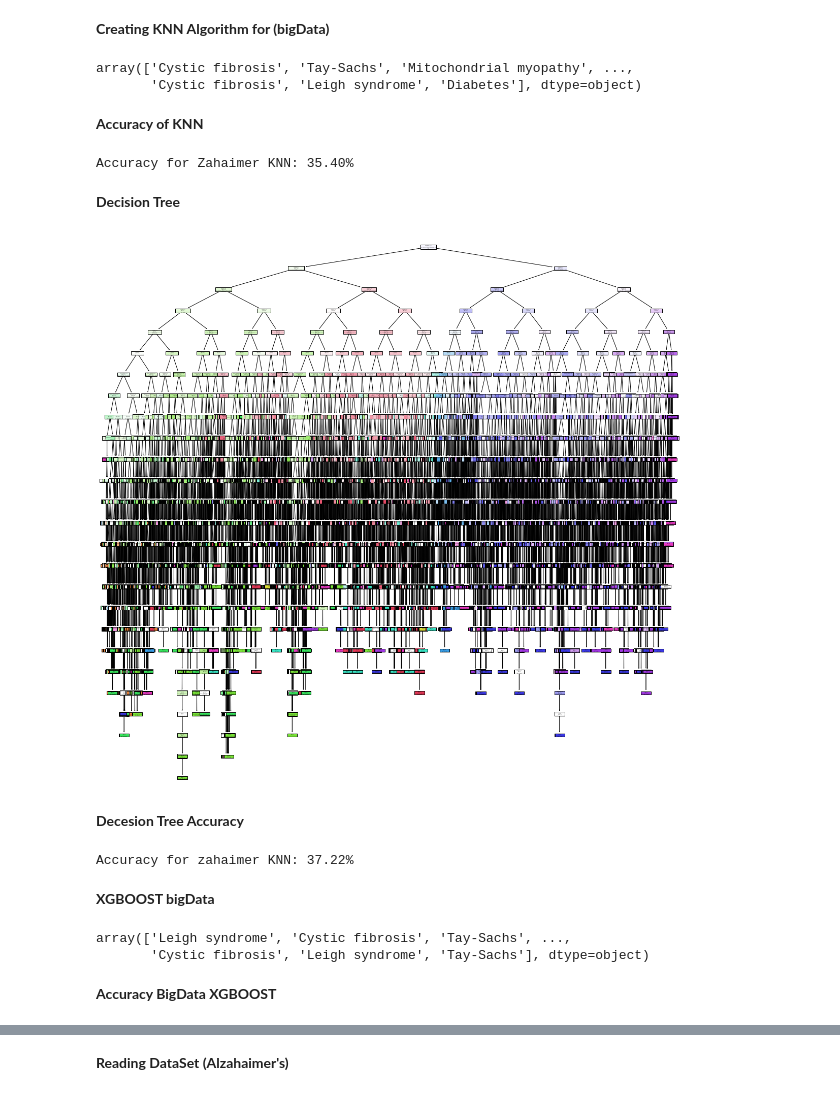
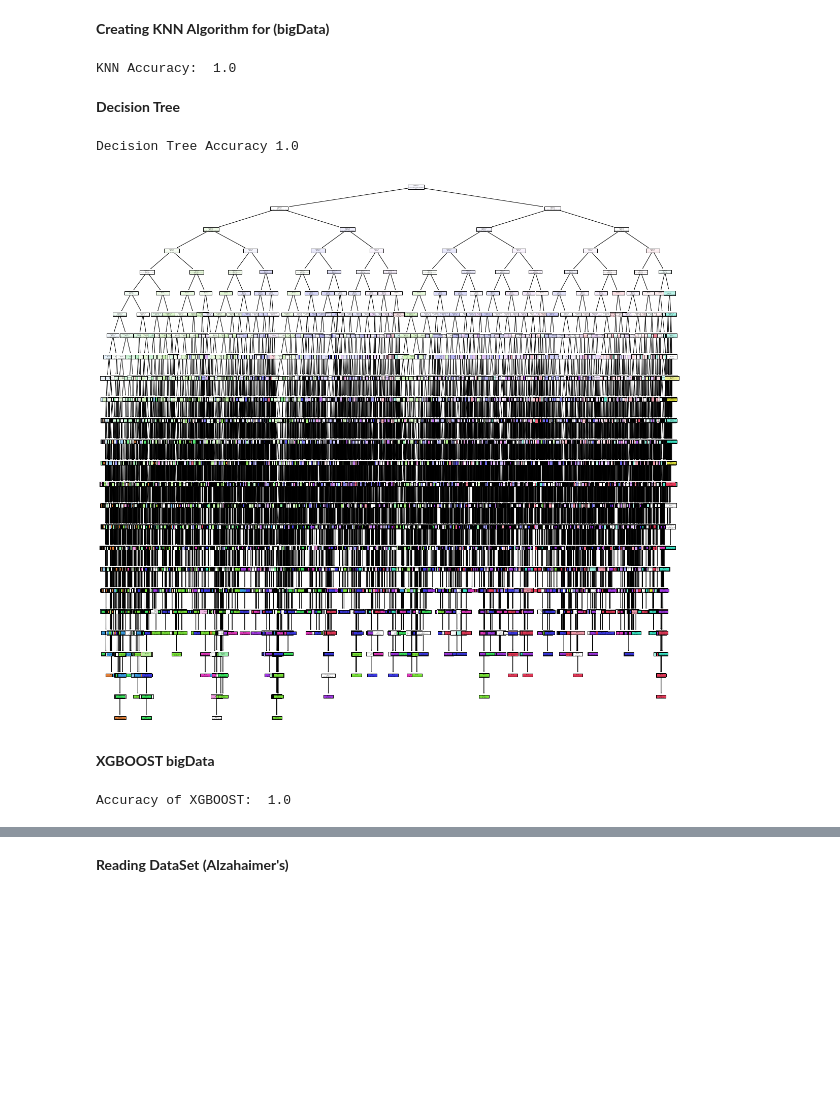
Before and after one commit to YoussifAssem/Genatac, a Jupyter notebook: E-Genetics/Genetics.ipynb, the cells around one changed output, grey strips where cells are left out. Drawn from its saved outputs; the diff is of its cells as text; code cells hidden in the pictures; blank space fills up the shorter version.

Commit message:
First Submission

```diff
--- a/E-Genetics/Genetics.ipynb
+++ b/E-Genetics/Genetics.ipynb
@@ -62,7 +62,7 @@ bigData['Genetic Disorder'].value_counts().plot.bar()
 # %% [markdown]
 **Pre processing for bigData**
 # %%
-bigData = bigData.drop(columns=['Patient Age', 'Patient First Name', 'Family Name', "Father's name", "Mother's age", "Father's age", 'Institute Name', 'Location of Institute', 'Follow-up', 'Place of birth'], axis=1)
+bigData = bigData.drop(columns=['Patient Age', 'Patient First Name', 'Family Name', "Father's name", "Mother's age", "Father's age", 'Institute Name', 'Location of Institute', 'Follow-up', 'Place of birth', 'Genetic Disorder'], axis=1)
 bigData.head()
 # %% [output]
 |  | Patient Id | Genes in mother's side | Inherited from father | Maternal gene | Paternal gene | ... |
@@ -107,10 +107,10 @@ bigData["Symptom 2"] = pd.get_dummies(bigData["Symptom 2"])
 bigData["Symptom 3"] = pd.get_dummies(bigData["Symptom 3"])
 bigData["Symptom 4"] = pd.get_dummies(bigData["Symptom 4"])
 bigData["Symptom 5"] = pd.get_dummies(bigData["Symptom 5"])
-bigData["Genetic Disorder"] = pd.get_dummies(bigData["Genetic Disorder"])
+#bigData["Genetic Disorder"] = pd.get_dummies(bigData["Genetic Disorder"])
 
 
-bigData['Genetic Disorder'] = bigData['Genetic Disorder'].replace(np.nan, 'Not Recognized')
+#bigData['Genetic Disorder'] = bigData['Genetic Disorder'].replace(np.nan, 'Not Recognized')
 bigData['Disorder Subclass'] = bigData['Disorder Subclass'].replace(np.nan, 'Not Reached')
 
 bigData.head()
@@ -171,5 +171,5 @@ bigDataTest.head()
 # %%
-bigDataX_train, bigDataX_test, bigDatay_train, bigDatay_test = train_test_split(bigData, bigDataTest)
+bigDataX_train, bigDataX_test, bigDatay_train, bigDatay_test = bigData.drop('Disorder Subclass', axis=1), bigDataTest, bigData['Disorder Subclass'], bigData['Disorder Subclass']
 print('Training data With X: \n ', bigDataX_train)
 print('Training data With Y: \n ', bigDatay_train)
 print('\n\n\n\n\nX_TEST : ', bigDataX_test)
@@ -182,44 +198,26 @@ ValueError: ignored
 bigDataKNN = KNeighborsClassifier(n_neighbors=3)
 bigDataKNN.fit(bigDataX_train, bigDatay_train)
 bigDataKNN.predict(bigDataX_test)
+print('KNN Accuracy: ', bigDataKNN.score(bigDataX_test, bigDataKNN.predict(bigDataX_test)))
 # %% [output]
-array(['Cystic fibrosis', 'Tay-Sachs', 'Mitochondrial myopathy', ...,
-       'Cystic fibrosis', 'Leigh syndrome', 'Diabetes'], dtype=object)
+KNN Accuracy:  1.0
-# %% [markdown]
-**Accuracy of KNN**
-# %%
-bigData_pred = bigDataKNN.predict(bigDataX_test)
-bigData_predictions = [value for value in bigData_pred]
-accuracy = accuracy_score(bigDatay_test, bigData_predictions)
-print("Accuracy for Zahaimer KNN: %.2f%%" % (accuracy * 100.0))
-# %% [output]
-Accuracy for Zahaimer KNN: 35.40%
 # %% [markdown]
 **Decision Tree**
 # %%
 bigDataDT = DecisionTreeClassifier()
 bigDataDT.fit(bigDataX_train, bigDatay_train)
 fi = plt.figure(figsize=(20, 20))
-plo = plot_tree(bigDataDT, feature_names=list(bigData.columns), class_names=bigData['Disorder subclass'],filled=True)
+plo = plot_tree(bigDataDT, feature_names=list(bigData.columns), class_names=bigData['Disorder Subclass'],filled=True)
+print('Decision Tree Accuracy', bigDataDT.score(bigDataX_test, bigDataDT.predict(bigDataX_test)))
 # %% [output]
+Decision Tree Accuracy 1.0
-[figure, old version]
+[figure, new version]
-# %% [markdown]
-**Decesion Tree Accuracy**
-# %%
-bigData_DT = bigDataDT.predict(bigDataX_test)
-bigData_predictionsDT = [value for value in bigData_DT]
-accuracy = accuracy_score(bigDatay_test, bigData_predictionsDT)
-print("Accuracy for DecisionTree: %.2f%%" % (accuracy * 100.0))
-# %% [output]
-Accuracy for zahaimer KNN: 37.22%
 # %% [markdown]
 **XGBOOST bigData**
 # %%
 bigDataXGBOOST = XGBClassifier()
 bigDataXGBOOST.fit(bigDataX_train, bigDatay_train)
 bigDataXGBOOST.predict(bigDataX_test)
+print('Accuracy of XGBOOST: ', bigDataXGBOOST.score(bigDataX_test, bigDataXGBOOST.predict(bigDataX_test)))
 # %% [output]
-array(['Leigh syndrome', 'Cystic fibrosis', 'Tay-Sachs', ...,
-       'Cystic fibrosis', 'Leigh syndrome', 'Tay-Sachs'], dtype=object)
+Accuracy of XGBOOST:  1.0
-# %% [markdown]
-**Accuracy BigData XGBOOST**
```
Also changed, not shown: parts of 9 cells of this notebook.
